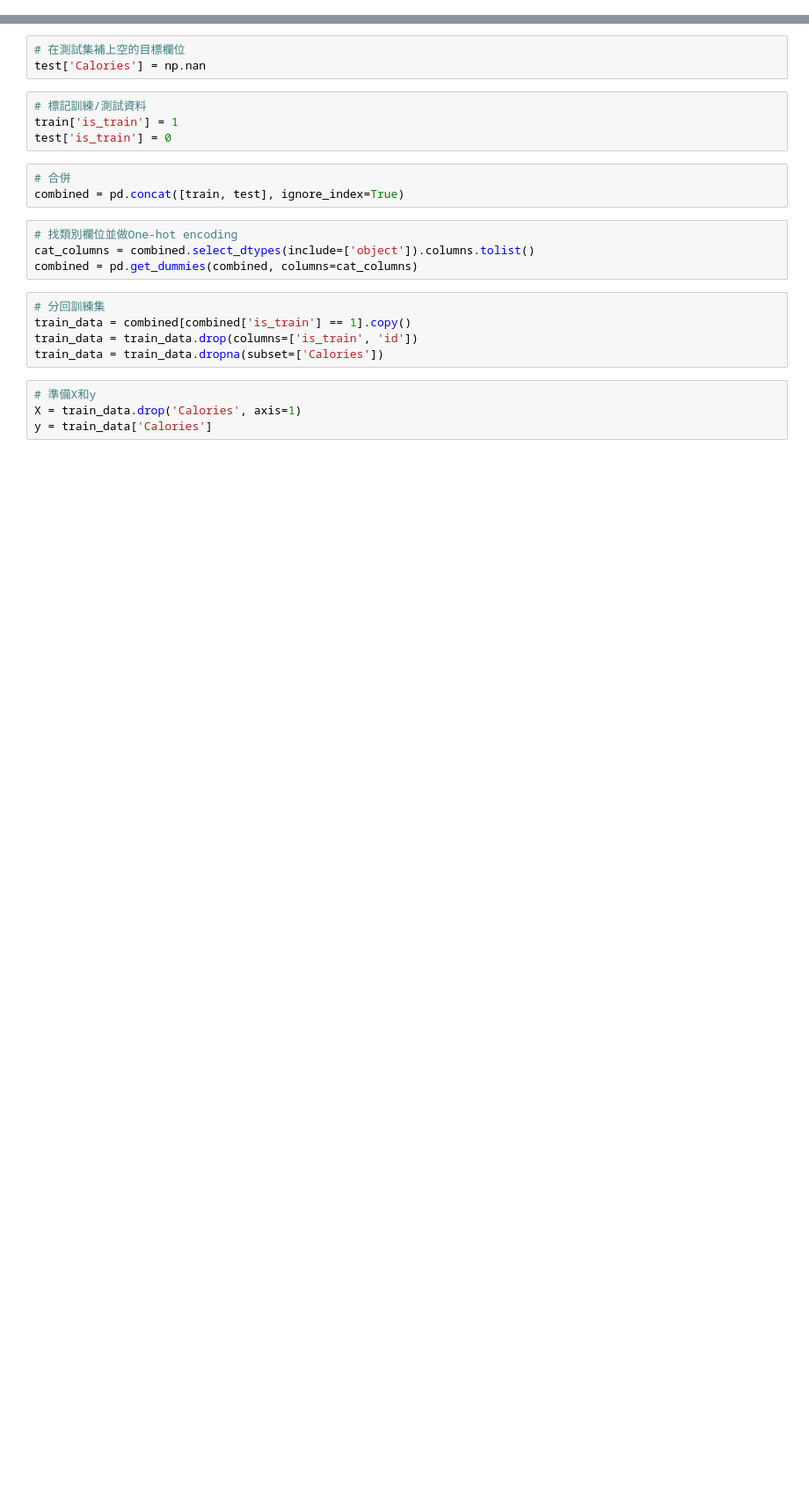
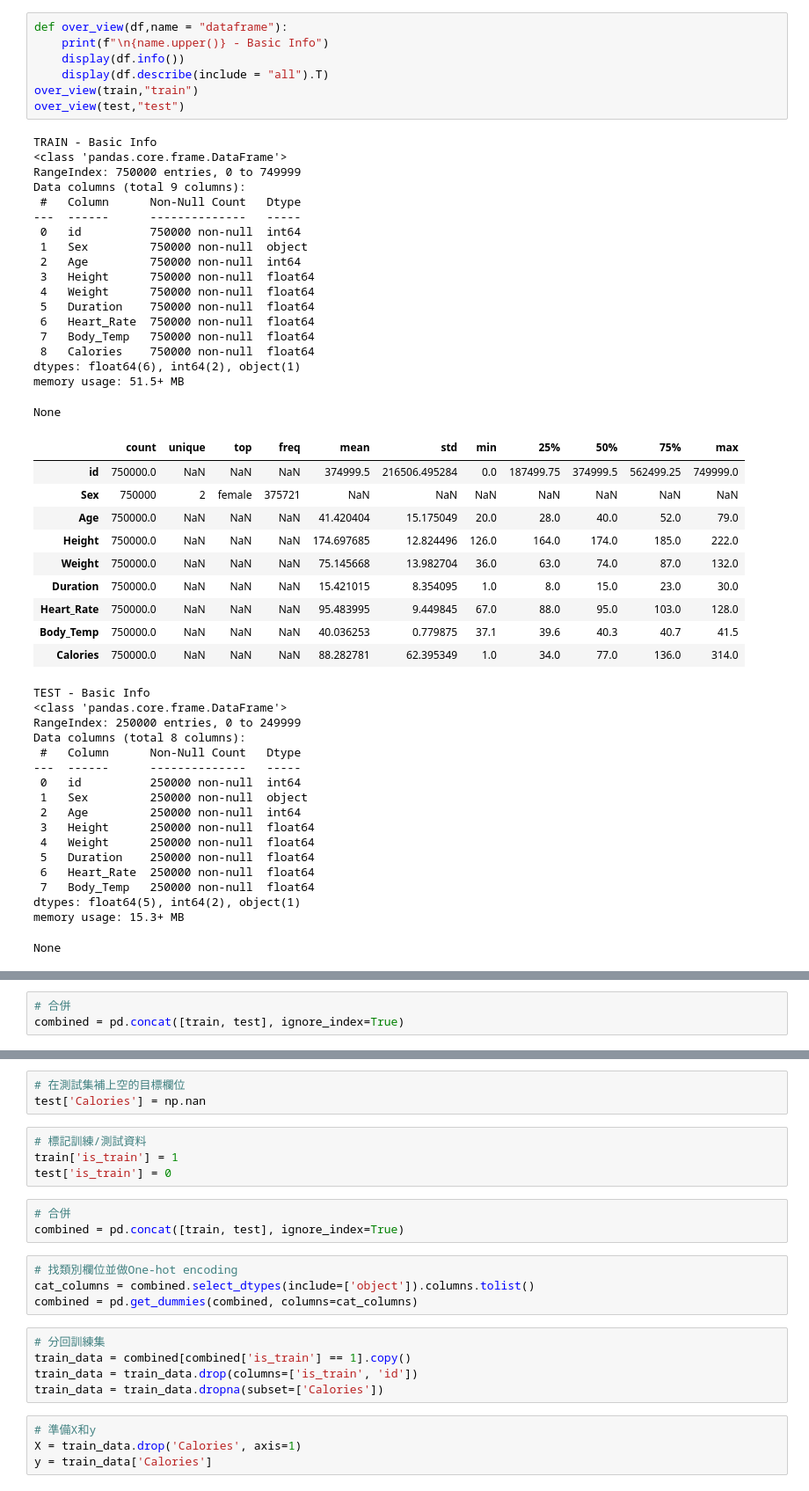
Before and after one commit to sachiellu/calorie-expenditure-prediction, a Jupyter notebook: code/predict-calorie-expenditure.ipynb, the cells around one changed output, grey strips where cells are left out. Shown at 88% size. Saved outputs shown, nothing was run; the diff lists cells and outputs as text; blank space fills up the shorter version.

```diff
--- a/code/predict-calorie-expenditure.ipynb
+++ b/code/predict-calorie-expenditure.ipynb
@@ -8,0 +53,53 @@ test = pd.read_csv('/kaggle/input/playground-series-s5e5/test.csv')
+# %%
+def over_view(df,name = "dataframe"):
+    print(f"\n{name.upper()} - Basic Info")
+    display(df.info())
+    display(df.describe(include = "all").T)
+over_view(train,"train")
+over_view(test,"test")
+# %% [output]
+TRAIN - Basic Info
+<class 'pandas.core.frame.DataFrame'>
+RangeIndex: 750000 entries, 0 to 749999
+Data columns (total 9 columns):
+ #   Column      Non-Null Count   Dtype
+---  ------      --------------   -----
+ 0   id          750000 non-null  int64
+ 1   Sex         750000 non-null  object
+ 2   Age         750000 non-null  int64
+ 3   Height      750000 non-null  float64
+ 4   Weight      750000 non-null  float64
+ 5   Duration    750000 non-null  float64
+ 6   Heart_Rate  750000 non-null  float64
+ 7   Body_Temp   750000 non-null  float64
+ 8   Calories    750000 non-null  float64
+dtypes: float64(6), int64(2), object(1)
+memory usage: 51.5+ MB
+None
+|  | count | unique | top | freq | mean | std | min | 25% | 50% | 75% | max |
+| id | 750000.0 | NaN | NaN | NaN | 374999.5 | 216506.495284 | 0.0 | 187499.75 | 374999.5 | 562499.25 | 749999.0 |
+| Sex | 750000 | 2 | female | 375721 | NaN | NaN | NaN | NaN | NaN | NaN | NaN |
+| Age | 750000.0 | NaN | NaN | NaN | 41.420404 | 15.175049 | 20.0 | 28.0 | 40.0 | 52.0 | 79.0 |
+| Height | 750000.0 | NaN | NaN | NaN | 174.697685 | 12.824496 | 126.0 | 164.0 | 174.0 | 185.0 | 222.0 |
+| Weight | 750000.0 | NaN | NaN | NaN | 75.145668 | 13.982704 | 36.0 | 63.0 | 74.0 | 87.0 | 132.0 |
+| Duration | 750000.0 | NaN | NaN | NaN | 15.421015 | 8.354095 | 1.0 | 8.0 | 15.0 | 23.0 | 30.0 |
+| Heart_Rate | 750000.0 | NaN | NaN | NaN | 95.483995 | 9.449845 | 67.0 | 88.0 | 95.0 | 103.0 | 128.0 |
+| Body_Temp | 750000.0 | NaN | NaN | NaN | 40.036253 | 0.779875 | 37.1 | 39.6 | 40.3 | 40.7 | 41.5 |
+| Calories | 750000.0 | NaN | NaN | NaN | 88.282781 | 62.395349 | 1.0 | 34.0 | 77.0 | 136.0 | 314.0 |
+TEST - Basic Info
+<class 'pandas.core.frame.DataFrame'>
+RangeIndex: 250000 entries, 0 to 249999
+Data columns (total 8 columns):
+ #   Column      Non-Null Count   Dtype
+---  ------      --------------   -----
+ 0   id          250000 non-null  int64
+ 1   Sex         250000 non-null  object
+ 2   Age         250000 non-null  int64
+ 3   Height      250000 non-null  float64
+ 4   Weight      250000 non-null  float64
+ 5   Duration    250000 non-null  float64
+ 6   Heart_Rate  250000 non-null  float64
+ 7   Body_Temp   250000 non-null  float64
+dtypes: float64(5), int64(2), object(1)
+memory usage: 15.3+ MB
+None
@@ -8,0 +115,3 @@ test = pd.read_csv('/kaggle/input/playground-series-s5e5/test.csv')
+# %%
+# 合併
+combined = pd.concat([train, test], ignore_index=True)
```
Also changed, not shown: parts of 10 cells of this notebook, 3 other files.
